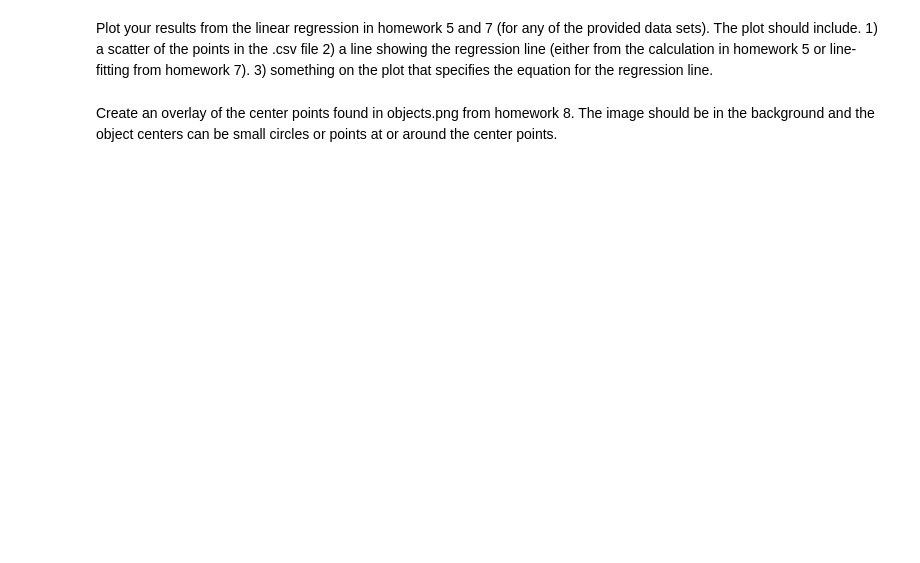
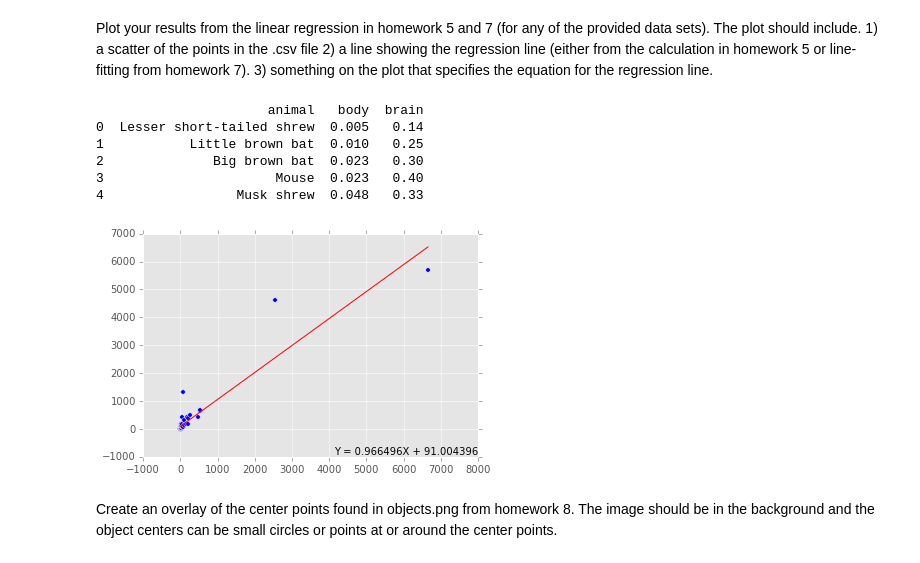
Before and after one commit to jhamski/IS602-Assignments-Fall2015, a Jupyter notebook: IS602_Assignment_10/IS602--Assignment-10--James Hamski.ipynb, the cells around one changed output. Drawn from its saved outputs; the diff is of its cells as text; code cells hidden in the pictures; blank space fills up the shorter version.

```diff
--- a/IS602_Assignment_10/IS602--Assignment-10--James Hamski.ipynb
+++ b/IS602_Assignment_10/IS602--Assignment-10--James Hamski.ipynb
@@ -50,4 +52,30 @@ safety.plot.bar()
 # %% [markdown]
 Plot your results from the linear regression in homework 5 and 7 (for any of the provided data sets).  The plot should include.  1) a scatter of the points in the .csv file 2) a line showing the regression line (either from the calculation in homework 5 or line-fitting from homework 7).  3) something on the plot that specifies the equation for the regression line.
+# %%
+column_names = ['animal', 'body', 'brain']
+animals = pd.read_csv('brainandbody.csv', header=None, names=column_names)
+print animals.head()
+# %% [output]
+                      animal   body  brain
+0  Lesser short-tailed shrew  0.005   0.14
+1           Little brown bat  0.010   0.25
+2              Big brown bat  0.023   0.30
+3                      Mouse  0.023   0.40
+4                 Musk shrew  0.048   0.33
+# %%
+x = animals['body']
+y = animals['brain']
+
+slope, intercept, r_value, p_value, std_err = stats.linregress(x,y)
+
+fit_line = ("Y = %fX + %f ") % (slope, intercept)
+
+fig, ax = plt.subplots()
+ax.plot(x, slope * x + intercept, color='red')
+ax.scatter(x, y)
+text(1, 0,fit_line, horizontalalignment='right',verticalalignment='bottom',transform=ax.transAxes)
+fig.show()
+# %% [output]
+[figure, added]
 # %% [markdown]
 Create an overlay of the center points found in objects.png from homework 8.  The image should be in the background and the object centers can be small circles or points at or around the center points.
```
Also changed, not shown: parts of 11 cells of this notebook, 2 other files.
